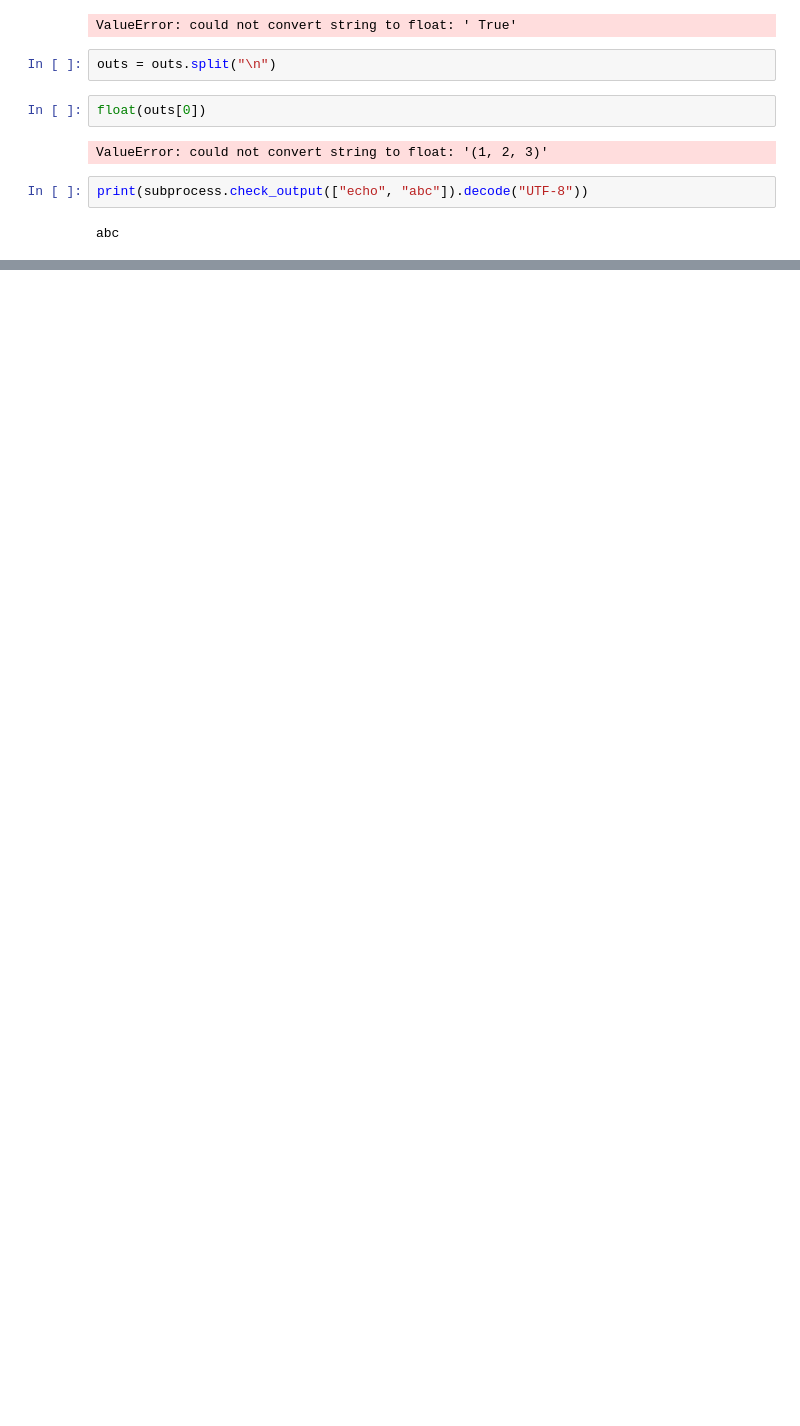
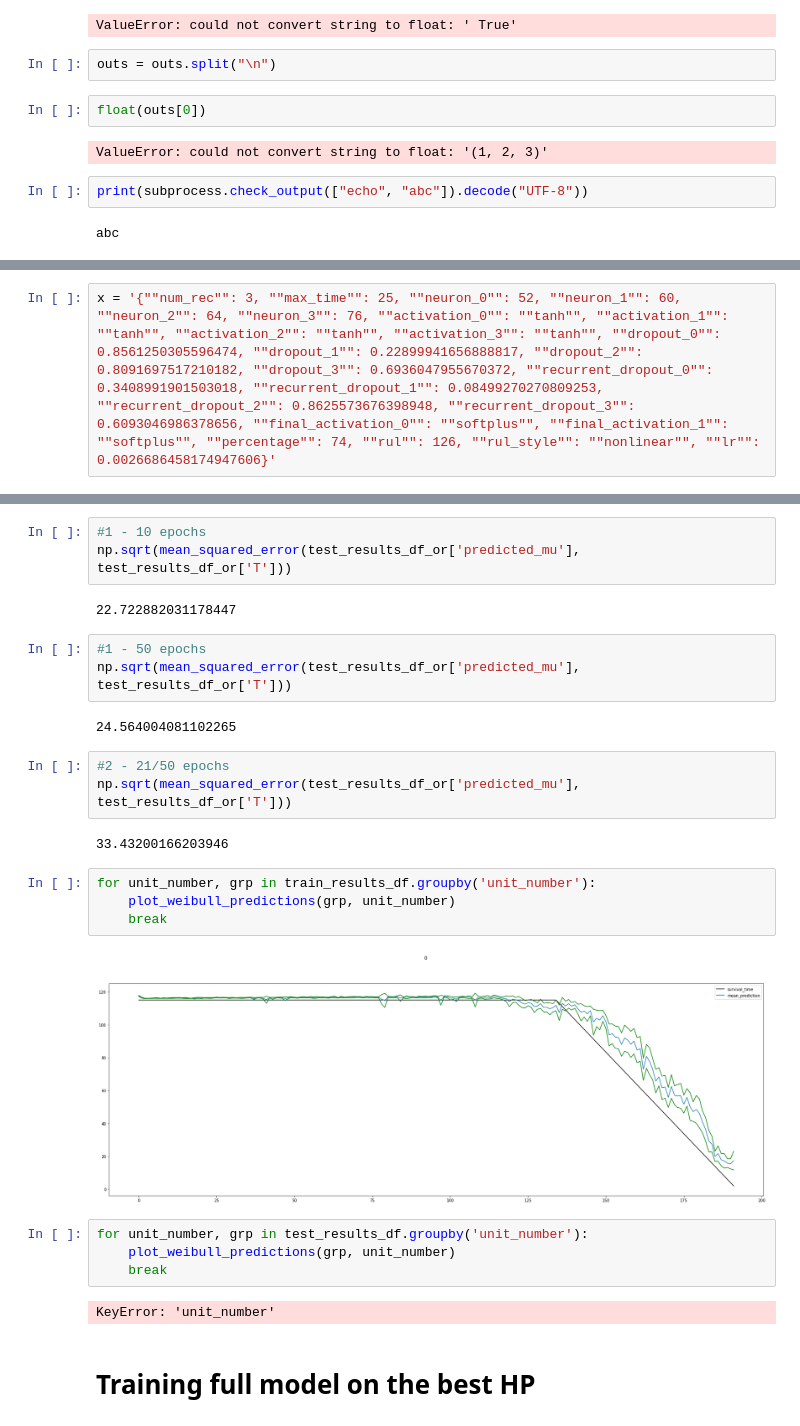
Before and after one commit to MariosKef/RULe, a Jupyter notebook: tests.ipynb, the cells around one changed output, grey strips where cells are left out. Cells and saved outputs as stored; diff of their text form; blank space fills up the shorter version.

```diff
--- a/tests.ipynb
+++ b/tests.ipynb
@@ -341,0 +343,2 @@ ValueError: could not convert string to float: "b'3"
+# %%
+x = '{""num_rec"": 3, ""max_time"": 25, ""neuron_0"": 52, ""neuron_1"": 60, ""neuron_2"": 64, ""neuron_3"": 76, ""activation_0"": ""tanh"", ""activation_1"": ""tanh"", ""activation_2"": ""tanh"", ""activation_3"": ""tanh"", ""dropout_0"": 0.8561250305596474, ""dropout_1"": 0.22899941656888817, ""dropout_2"": 0.8091697517210182, ""dropout_3"": 0.6936047955670372, ""recurrent_dropout_0"": 0.3408991901503018, ""recurrent_dropout_1"": 0.08499270270809253, ""recurrent_dropout_2"": 0.8625573676398948, ""recurrent_dropout_3"": 0.6093046986378656, ""final_activation_0"": ""softplus"", ""final_activation_1"": ""softplus"", ""percentage"": 74, ""rul"": 126, ""rul_style"": ""nonlinear"", ""lr"": 0.0026686458174947606}'
@@ -341,0 +730,29 @@ ValueError: could not convert string to float: "b'3"
+# %%
+#1 - 10 epochs
+np.sqrt(mean_squared_error(test_results_df_or['predicted_mu'], test_results_df_or['T']))
+# %% [output]
+22.722882031178447
+# %%
+#1 - 50 epochs
+np.sqrt(mean_squared_error(test_results_df_or['predicted_mu'], test_results_df_or['T']))
+# %% [output]
+24.564004081102265
+# %%
+#2 - 21/50 epochs
+np.sqrt(mean_squared_error(test_results_df_or['predicted_mu'], test_results_df_or['T']))
+# %% [output]
+33.43200166203946
+# %%
+for unit_number, grp in train_results_df.groupby('unit_number'):
+    plot_weibull_predictions(grp, unit_number)
+    break
+# %% [output]
+[figure, added]
+# %%
+for unit_number, grp in test_results_df.groupby('unit_number'):
+    plot_weibull_predictions(grp, unit_number)
+    break
+# %% [output]
+KeyError: 'unit_number'
+# %% [markdown]
+# Training full model on the best HP
```
Also changed, not shown: parts of 68 cells of this notebook, 7 other files.
